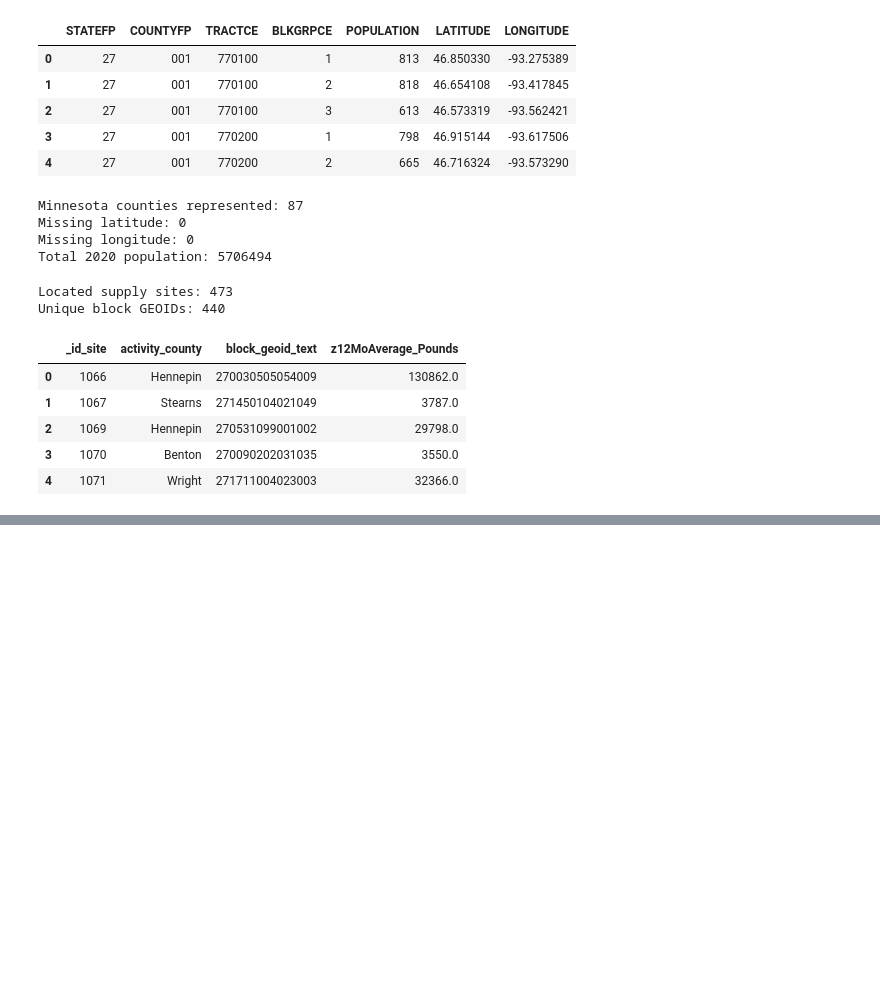
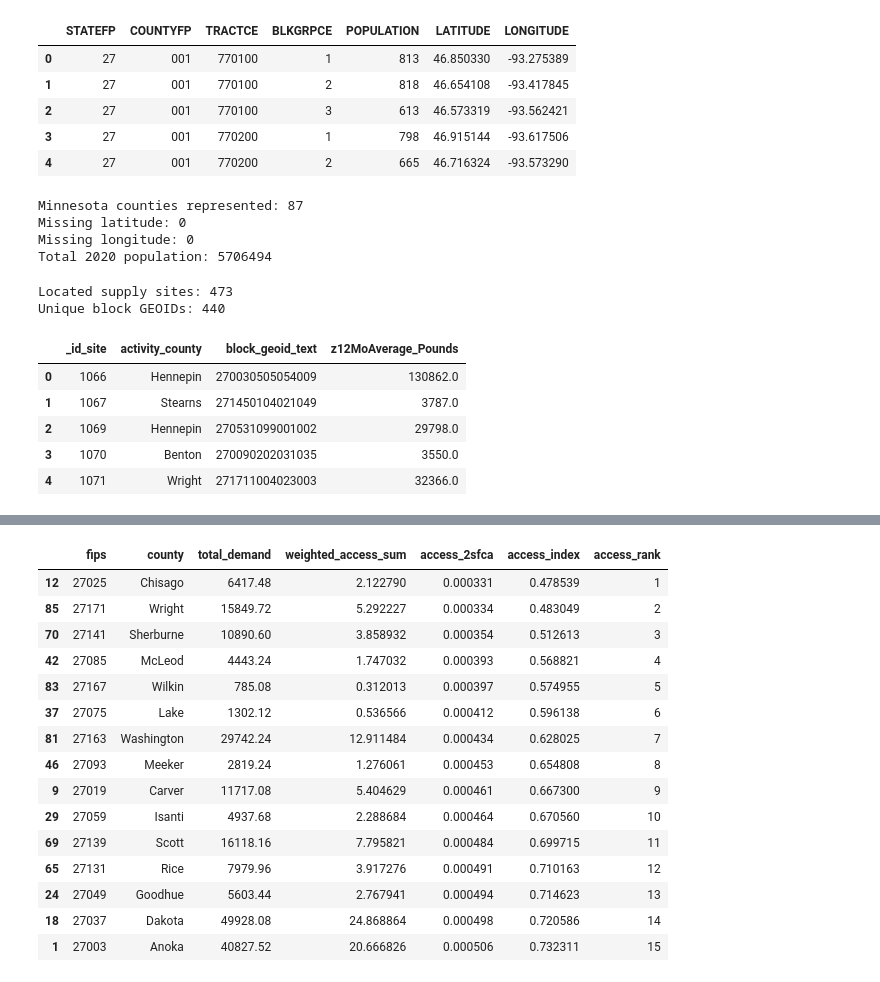
Before and after one commit to Hajar0Ahmed/MinneMUDAC2026Outliers, a Jupyter notebook: notebooks/spatial_access.ipynb, the cells around one changed output, grey strips where cells are left out. Drawn from its saved outputs; the diff is of its cells as text; code cells hidden in the pictures; blank space fills up the shorter version.

```diff
--- a/notebooks/spatial_access.ipynb
+++ b/notebooks/spatial_access.ipynb
@@ -930,0 +2048,82 @@ Unique block GEOIDs: 440
+# %%
+county_access = (
+    demand_points
+    .groupby(
+        [
+            "fips",
+            "county"
+        ],
+        as_index=False
+    )
+    .agg(
+        total_demand=(
+            "demand",
+            "sum"
+        ),
+        weighted_access_sum=(
+            "access_times_demand",
+            "sum"
+        )
+    )
+)
+
+county_access[
+    "access_2sfca"
+] = (
+    county_access[
+        "weighted_access_sum"
+    ]
+    / county_access[
+        "total_demand"
+    ]
+)
+
+statewide_access = (
+    county_access[
+        "weighted_access_sum"
+    ].sum()
+    / county_access[
+        "total_demand"
+    ].sum()
+)
+
+county_access[
+    "access_index"
+] = (
+    county_access[
+        "access_2sfca"
+    ]
+    / statewide_access
+)
+
+county_access[
+    "access_rank"
+] = (
+    county_access[
+        "access_index"
+    ]
+    .rank(
+        method="min",
+        ascending=True
+    )
+    .astype(int)
+)
+
+print(
+    "Statewide average accessibility:",
+    statewide_access
+)
+
+print(
+    "Counties:",
+    len(county_access)
+)
+
+display(
+    county_access
+    .sort_values(
+        "access_rank"
+    )
+    .head(15)
+)
+# %% [output]
@@ -930,0 +2132,16 @@ Unique block GEOIDs: 440
+|  | fips | county | total_demand | weighted_access_sum | access_2sfca | access_index | access_rank |
+| 12 | 27025 | Chisago | 6417.48 | 2.122790 | 0.000331 | 0.478539 | 1 |
+| 85 | 27171 | Wright | 15849.72 | 5.292227 | 0.000334 | 0.483049 | 2 |
+| 70 | 27141 | Sherburne | 10890.60 | 3.858932 | 0.000354 | 0.512613 | 3 |
+| 42 | 27085 | McLeod | 4443.24 | 1.747032 | 0.000393 | 0.568821 | 4 |
+| 83 | 27167 | Wilkin | 785.08 | 0.312013 | 0.000397 | 0.574955 | 5 |
+| 37 | 27075 | Lake | 1302.12 | 0.536566 | 0.000412 | 0.596138 | 6 |
+| 81 | 27163 | Washington | 29742.24 | 12.911484 | 0.000434 | 0.628025 | 7 |
+| 46 | 27093 | Meeker | 2819.24 | 1.276061 | 0.000453 | 0.654808 | 8 |
+| 9 | 27019 | Carver | 11717.08 | 5.404629 | 0.000461 | 0.667300 | 9 |
+| 29 | 27059 | Isanti | 4937.68 | 2.288684 | 0.000464 | 0.670560 | 10 |
+| 69 | 27139 | Scott | 16118.16 | 7.795821 | 0.000484 | 0.699715 | 11 |
+| 65 | 27131 | Rice | 7979.96 | 3.917276 | 0.000491 | 0.710163 | 12 |
+| 24 | 27049 | Goodhue | 5603.44 | 2.767941 | 0.000494 | 0.714623 | 13 |
+| 18 | 27037 | Dakota | 49928.08 | 24.868864 | 0.000498 | 0.720586 | 14 |
+| 1 | 27003 | Anoka | 40827.52 | 20.666826 | 0.000506 | 0.732311 | 15 |
```
Also changed, not shown: parts of 42 cells of this notebook, 4 other files.
